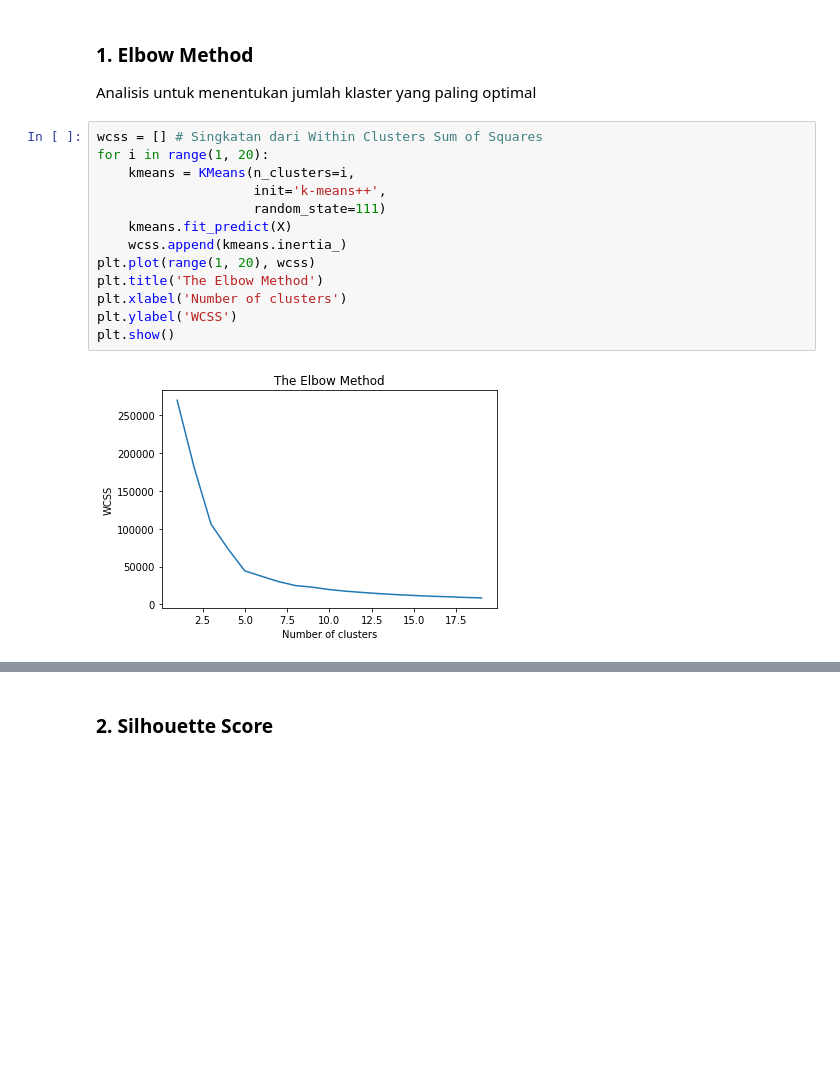
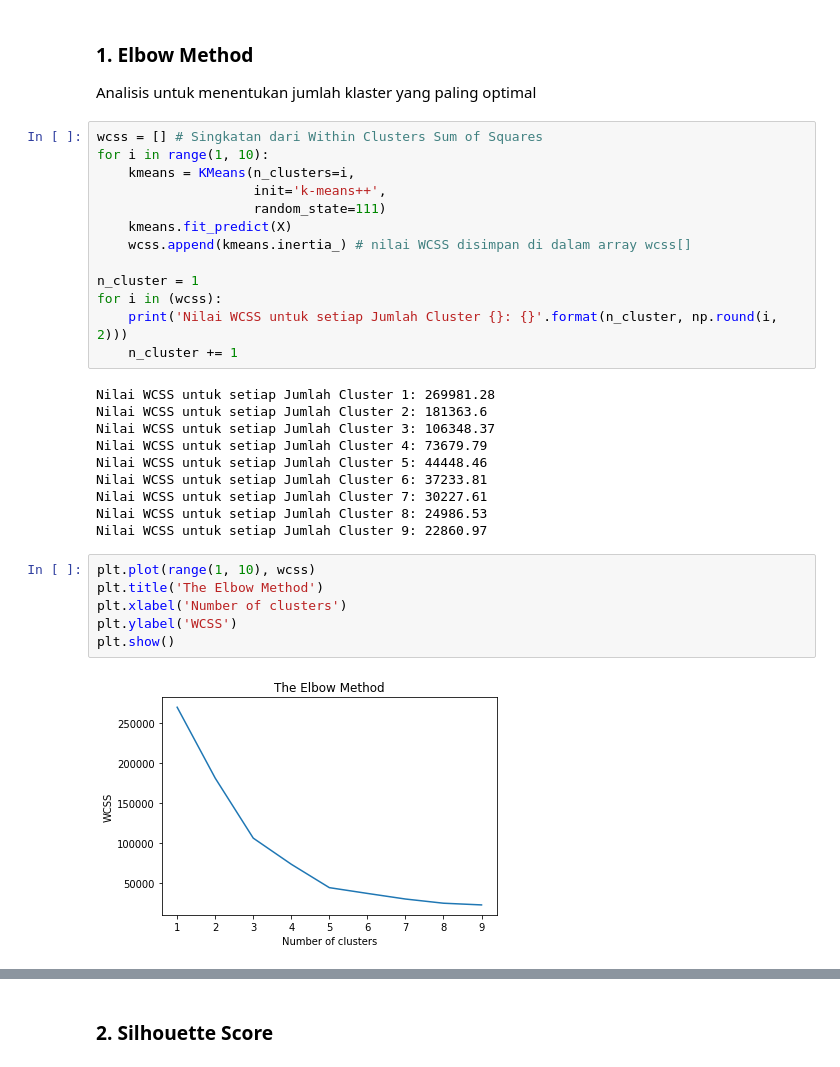
Before and after one commit to rudyhendrawn/data-course, a Jupyter notebook: data-mining/clustering/k-means.ipynb, the cells around one changed output, grey strips where cells are left out. Drawn from its saved outputs; the diff is of its cells as text; blank space fills up the shorter version.

Commit message:
update elbow method

```diff
--- a/data-mining/clustering/k-means.ipynb
+++ b/data-mining/clustering/k-means.ipynb
@@ -171,19 +171,35 @@ Sekarang terlihat terdapat cluster baru dari data yaitu data yang berwarna hijau
 Analisis untuk menentukan jumlah klaster yang paling optimal
 # %%
 wcss = [] # Singkatan dari Within Clusters Sum of Squares
-for i in range(1, 20):
+for i in range(1, 10):
     kmeans = KMeans(n_clusters=i,
                     init='k-means++',
                     random_state=111)
     kmeans.fit_predict(X)
-    wcss.append(kmeans.inertia_)
-plt.plot(range(1, 20), wcss)
-plt.title('The Elbow Method')
-plt.xlabel('Number of clusters')
-plt.ylabel('WCSS')
-plt.show()
+    wcss.append(kmeans.inertia_) # nilai WCSS disimpan di dalam array wcss[]
+
+n_cluster = 1
+for i in (wcss):
+    print('Nilai WCSS untuk setiap Jumlah Cluster {}: {}'.format(n_cluster, np.round(i, 2)))
+    n_cluster += 1
 # %% [output]
-[figure, removed]
+Nilai WCSS untuk setiap Jumlah Cluster 1: 269981.28
+Nilai WCSS untuk setiap Jumlah Cluster 2: 181363.6
+Nilai WCSS untuk setiap Jumlah Cluster 3: 106348.37
+Nilai WCSS untuk setiap Jumlah Cluster 4: 73679.79
+Nilai WCSS untuk setiap Jumlah Cluster 5: 44448.46
+Nilai WCSS untuk setiap Jumlah Cluster 6: 37233.81
+Nilai WCSS untuk setiap Jumlah Cluster 7: 30227.61
+Nilai WCSS untuk setiap Jumlah Cluster 8: 24986.53
+Nilai WCSS untuk setiap Jumlah Cluster 9: 22860.97
+# %%
+plt.plot(range(1, 10), wcss)
+plt.title('The Elbow Method')
+plt.xlabel('Number of clusters')
+plt.ylabel('WCSS')
+plt.show()
+# %% [output]
+[figure, added]
 # %% [markdown]
 Grafik di atas didapatkan dengan menghitung nilai cluster yang terbentuk dari nilai **`K`** tertentu. Berdasarkan kode program ini `for i in range(1, 20)` berarti kita menghitung nilai **Within Clusters Sum of Squares** (WCSS) dari nilai `K = 1` sampai dengan nilai `K = 20`.
 
```
Also changed, not shown: parts of 1 cell of this notebook, 2 other files.
